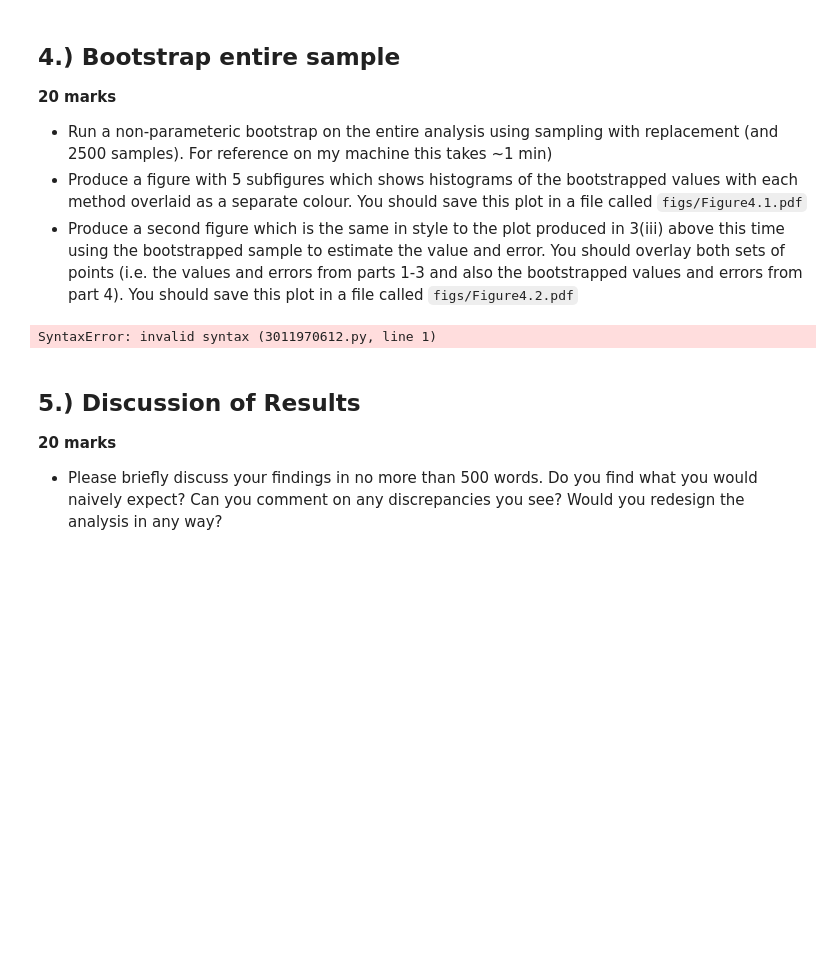
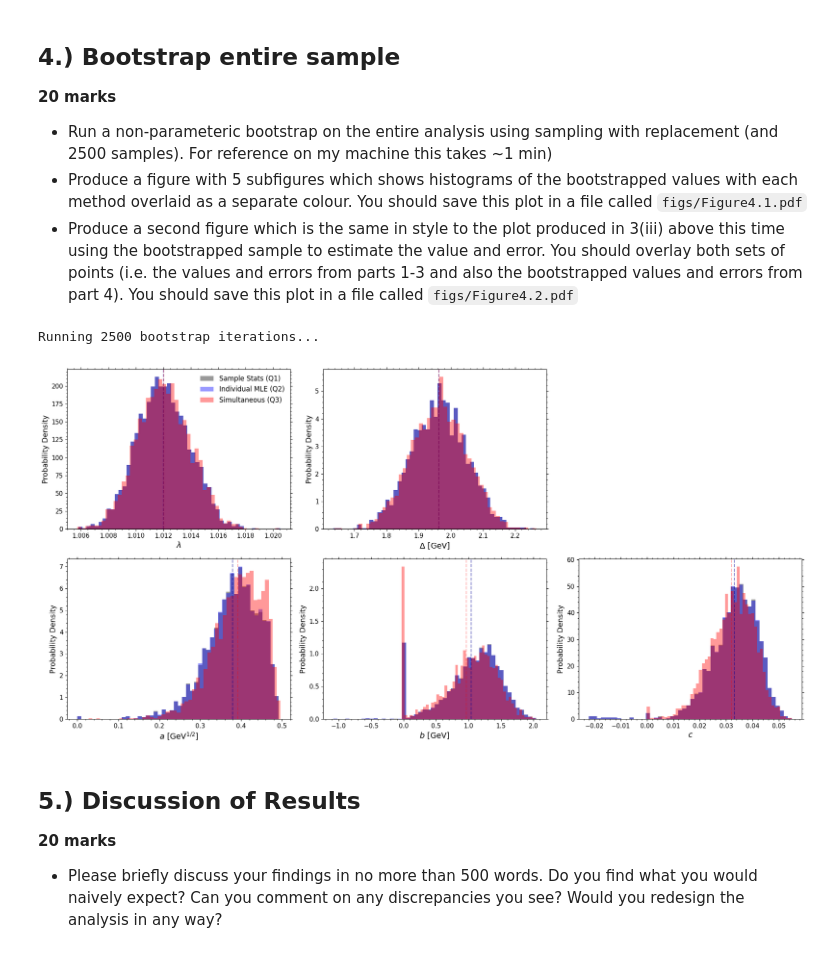
Before and after one commit to harveydgb/photon-detector-calibration, a Jupyter notebook: notebooks/solution.ipynb, the cells around one changed output. Drawn from its saved outputs; the diff is of its cells as text; code cells hidden in the pictures; blank space fills up the shorter version.

```diff
--- a/notebooks/solution.ipynb
+++ b/notebooks/solution.ipynb
@@ -178,22 +178,14 @@ fig.savefig("../figs/Figure3.2.pdf")
 - Produce a figure with 5 subfigures which shows histograms of the bootstrapped values with each method overlaid as a separate colour. You should save this plot in a file called `figs/Figure4.1.pdf`
 - Produce a second figure which is the same in style to the plot produced in 3(iii) above this time using the bootstrapped sample to estimate the value and error. You should overlay both sets of points (i.e. the values and errors from parts 1-3 and also the bootstrapped values and errors from part 4). You should save this plot in a file called `figs/Figure4.2.pdf`
 # %%
-For Q4 we want to sample with replacement on the orinial dataset, to create 2500 different datasets. Then on each of these datasets we apply the three methods of fitting, sample estimate, inidividual mle and simultaneous mle.
+from s1_sol import q4
 
-
-fig, ax = plt.subplots(2, 3, figsize=(19.2, 9.6))
-
-# put your code here
-ax[0,0].set_xlabel("$\lambda$")
-ax[0,1].set_xlabel("$\Delta$")
-ax[0,2].set_visible(False)
-ax[1,0].set_xlabel("$a$")
-ax[1,1].set_xlabel("$b$")
-ax[1,2].set_xlabel("$c$")
+fig = q4.boot_and_plot_hists_all_methods(df, n_boot =2500)
 
 fig.savefig("../figs/Figure4.1.pdf")
 # %% [output]
-SyntaxError: invalid syntax (3011970612.py, line 1)
+Running 2500 bootstrap iterations...
+[figure, added]
 # %%
 fig, ax = plt.subplots(figsize=(6.4, 6.4))
 
```
Also changed, not shown: 10 other files.
